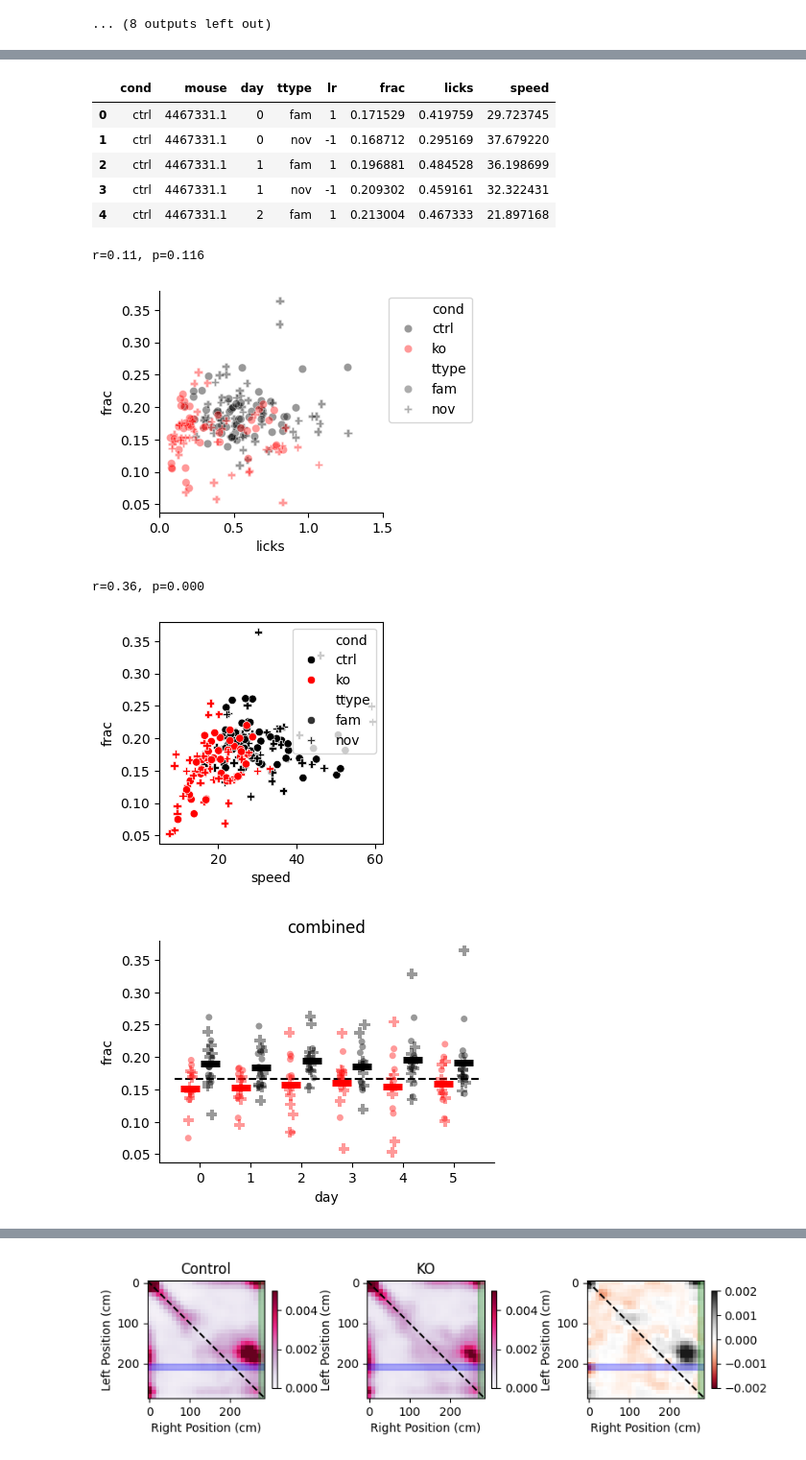
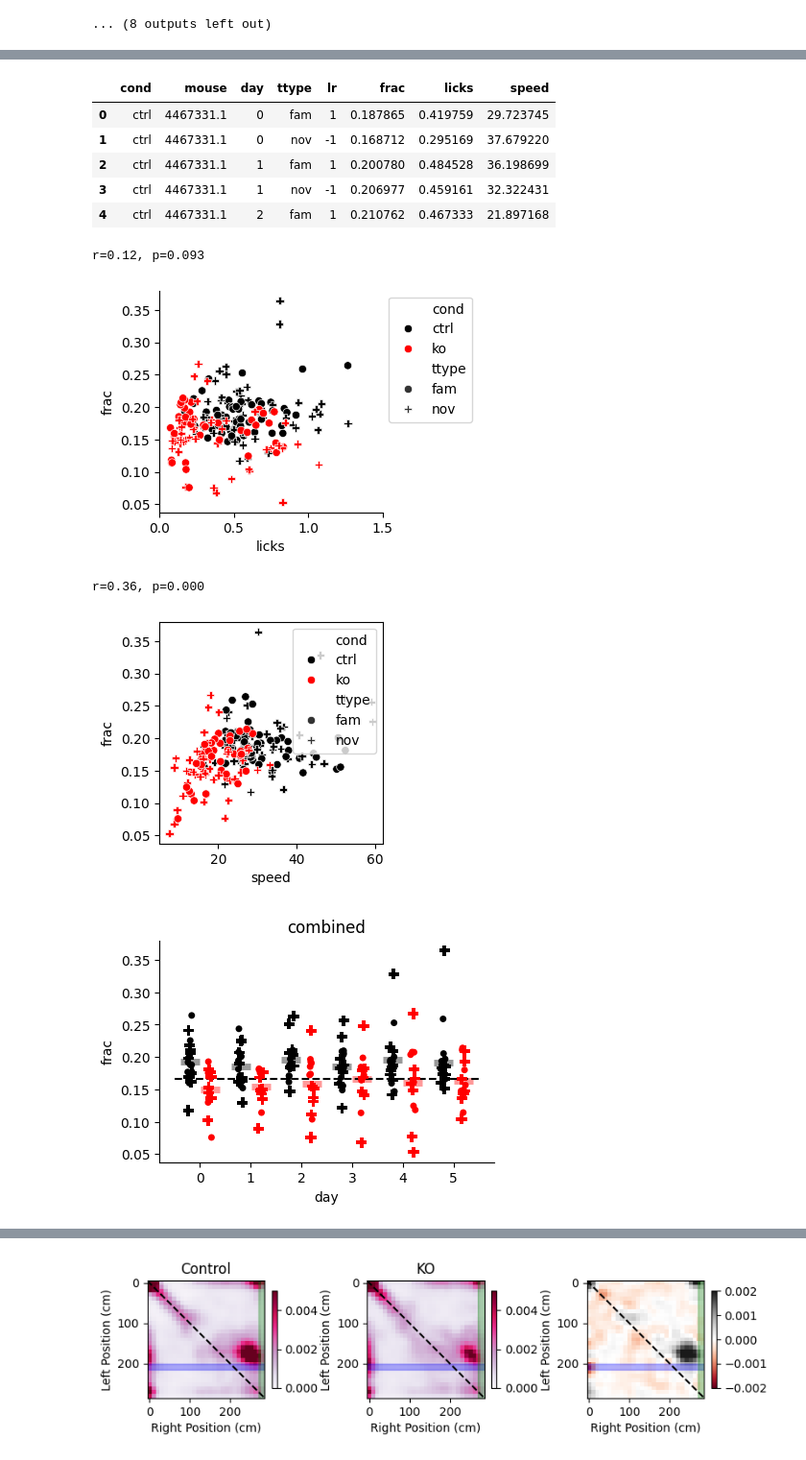
Before and after one commit to GiocomoLab/STX3KO_analyses, a Jupyter notebook: notebooks/figure4/reward_overrep.ipynb, the cells around one changed output, grey strips where cells are left out. Shown at 96% size. Cells and saved outputs as stored; diff of their text form; code cells hidden in the pictures.

Commit message:
reward cell shuffles

```diff
--- a/notebooks/figure4/reward_overrep.ipynb
+++ b/notebooks/figure4/reward_overrep.ipynb
@@ -57,7 +51,7 @@ sess = u.load_single_day(ctrl_mice[1],3, trial_mat_keys=['F_dff_nostop',])
 # %%
 frac_cls = stx.reward_overrep.PeriRewardCellFrac_Dense(
     {'ctrl': ctrl_mice, 'ko': ko_mice},
-    np.arange(6), place_cell_only=True, ts_key='F_dff_nostop')
+    np.arange(6), place_cell_only=True, ts_key='F_dff')
 # %% [output]
 {'date': '29_11_2020', 'scene': 'YMaze_LNovel', 'session': 1, 'scan': 3, 'novel_arm': -1, 'ravel_ind': 0}
 {'date': '30_11_2020', 'scene': 'YMaze_LNovel', 'session': 1, 'scan': 7, 'novel_arm': -1, 'ravel_ind': 1}
@@ -146,11 +140,11 @@ fig.savefig( figdir / 'frac_per_day.pdf', bbox_inches='tight')
 frac_cls.df.head()
 # %% [output]
 |  | cond | mouse | day | ttype | lr | frac | licks | speed |
-| 0 | ctrl | 4467331.1 | 0 | fam | 1 | 0.171529 | 0.419759 | 29.723745 |
+| 0 | ctrl | 4467331.1 | 0 | fam | 1 | 0.187865 | 0.419759 | 29.723745 |
 | 1 | ctrl | 4467331.1 | 0 | nov | -1 | 0.168712 | 0.295169 | 37.679220 |
-| 2 | ctrl | 4467331.1 | 1 | fam | 1 | 0.196881 | 0.484528 | 36.198699 |
-| 3 | ctrl | 4467331.1 | 1 | nov | -1 | 0.209302 | 0.459161 | 32.322431 |
-| 4 | ctrl | 4467331.1 | 2 | fam | 1 | 0.213004 | 0.467333 | 21.897168 |
+| 2 | ctrl | 4467331.1 | 1 | fam | 1 | 0.200780 | 0.484528 | 36.198699 |
+| 3 | ctrl | 4467331.1 | 1 | nov | -1 | 0.206977 | 0.459161 | 32.322431 |
+| 4 | ctrl | 4467331.1 | 2 | fam | 1 | 0.210762 | 0.467333 | 21.897168 |
 # %%
 fig, ax = plt.subplots(figsize=[3,3])
 sns.scatterplot(data=frac_cls.df,
@@ -159,7 +153,7 @@ sns.scatterplot(data=frac_cls.df,
                 hue='cond',
                 style='ttype',
                 markers={'fam':'o', 'nov':'P'},
-                alpha=.4,
+                alpha=1.,
                 palette = {'ko':'red', 'ctrl':'black'},
                 ax=ax,
                 )
@@ -173,8 +167,8 @@ fig.savefig(figdir / 'licks_vs_reward_frac.pdf', bbox_inches='tight')
 r,p = sp.stats.spearmanr(frac_cls.df['licks'], frac_cls.df['frac'])
 print(f'r={r:.2f}, p={p:.3f}')
 # %% [output]
-r=0.11, p=0.116
+r=0.12, p=0.093
-[figure, old version]
+[figure, new version]
 # %%
 fig, ax = plt.subplots(figsize=[3,3])
 sns.scatterplot(data=frac_cls.df,
@@ -192,7 +186,7 @@ r,p = sp.stats.spearmanr(frac_cls.df['speed'], frac_cls.df['frac'])
 print(f'r={r:.2f}, p={p:.3f}')
 # %% [output]
 r=0.36, p=0.000
-[figure, old version]
+[figure, new version]
 # %%
 fig,ax = plt.subplots( figsize=[4.5,3], sharey = True)
 df_mu = frac_cls.df.groupby(['mouse','day','cond'])['frac'].mean().reset_index()
@@ -200,10 +194,10 @@ sns.stripplot(data=frac_cls.df.loc[frac_cls.df['ttype']=='fam',:],
             x='day',
             y='frac',
             hue='cond',
-            hue_order=('ko', 'ctrl'),
-            palette=['red', 'black'],
+            hue_order=('ctrl', 'ko'),
+            palette=['black', 'red'],
             marker='o',
-            alpha=.4,
+            alpha=1.,
             s=5,
             dodge=True,
             ax=ax,
@@ -212,37 +206,37 @@ sns.stripplot(data=frac_cls.df.loc[frac_cls.df['ttype']=='fam',:],
 sns.stripplot(data=frac_cls.df.loc[frac_cls.df['ttype']=='nov',:],
             x='day',
             y='frac',
             hue='cond',
-            hue_order=('ko', 'ctrl'),
-            palette=['red', 'black'],
+            hue_order=('ctrl', 'ko'),
+            palette=['black', 'red'],
             marker='P',
-            alpha=.4,
+            alpha=1.,
             s=8,
             dodge=True,
             ax=ax,
             legend=False)
 
 
 
 sns.pointplot(data=df_mu,
             x='day',
             y='frac',
             errorbar=None,
             hue='cond',
-            hue_order = ['ko', 'ctrl'],
             dodge = .4,
-            palette = ['red','black'],
+            hue_order=('ctrl', 'ko'),
+            palette=['black', 'red'],
             ax=ax,
             linestyles="none",
-            marker="_", markersize=15, markeredgewidth=5, legend=False, alpha=1.,
+            marker="_", markersize=15, markeredgewidth=5, legend=False, alpha=.4,
             )
 ax.set_title('combined')
 
 
 ax.spines['top'].set_visible(False)
 ax.spines['right'].set_visible(False)
 ax.hlines(5./30, -.5,5.5, linestyle='--', color='black')
 
 fig.savefig( figdir / 'frac_per_day_combined.pdf', bbox_inches='tight')
 # %% [output]
-[figure, old version]
+[figure, new version]
```
Also changed, not shown: parts of 16 cells of this notebook, 3 other files.
